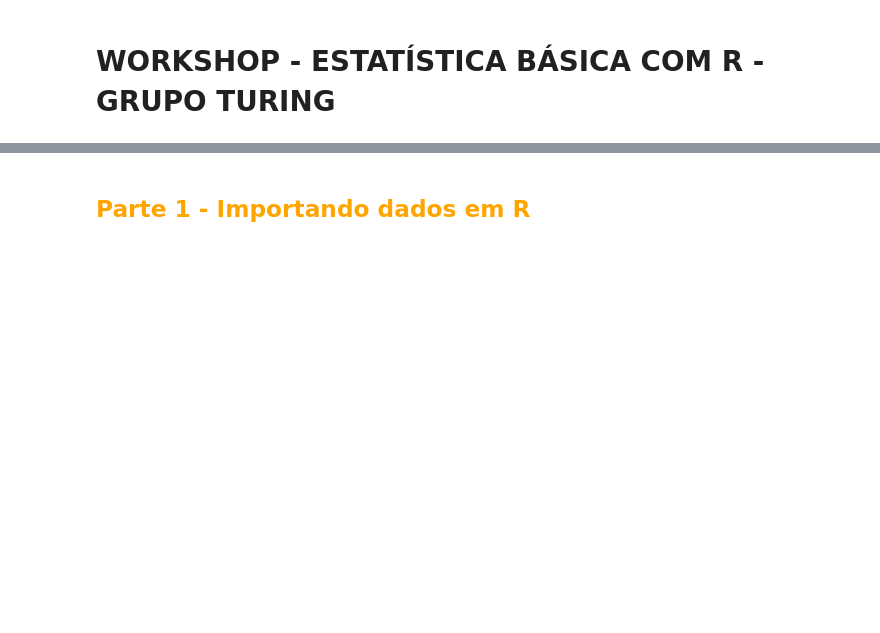
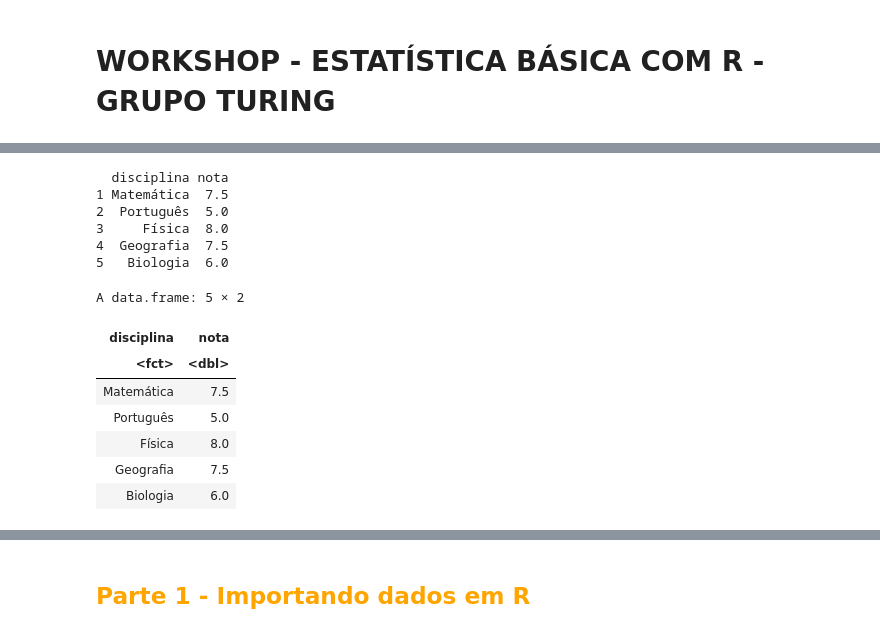
Before and after one commit to turing-usp/workshop_estatistica_com_R, a Jupyter notebook: fifa-gabarito.ipynb, the cells around one changed output, grey strips where cells are left out. Drawn from its saved outputs; the diff is of its cells as text; code cells hidden in the pictures; blank space fills up the shorter version.

```diff
--- a/fifa-gabarito.ipynb
+++ b/fifa-gabarito.ipynb
@@ -49,0 +111,20 @@
+# %%
+print(notas_e_disciplinas)
+# %% [output]
+  disciplina nota
+1 Matemática  7.5
+2  Português  5.0
+3     Física  8.0
+4  Geografia  7.5
+5   Biologia  6.0
+# %%
+notas_e_disciplinas
+# %% [output]
+A data.frame: 5 × 2
+| disciplina | nota |
+| <fct> | <dbl> |
+| Matemática | 7.5 |
+| Português | 5.0 |
+| Física | 8.0 |
+| Geografia | 7.5 |
+| Biologia | 6.0 |
```
Also changed, not shown: parts of 14 cells of this notebook, 1 other file.
